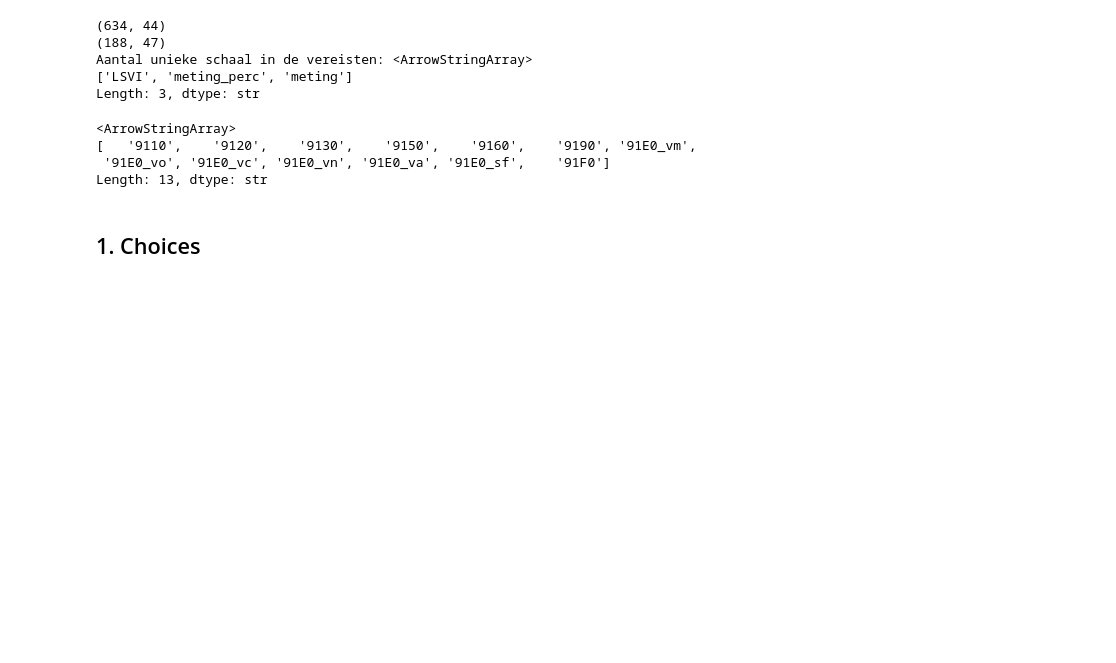
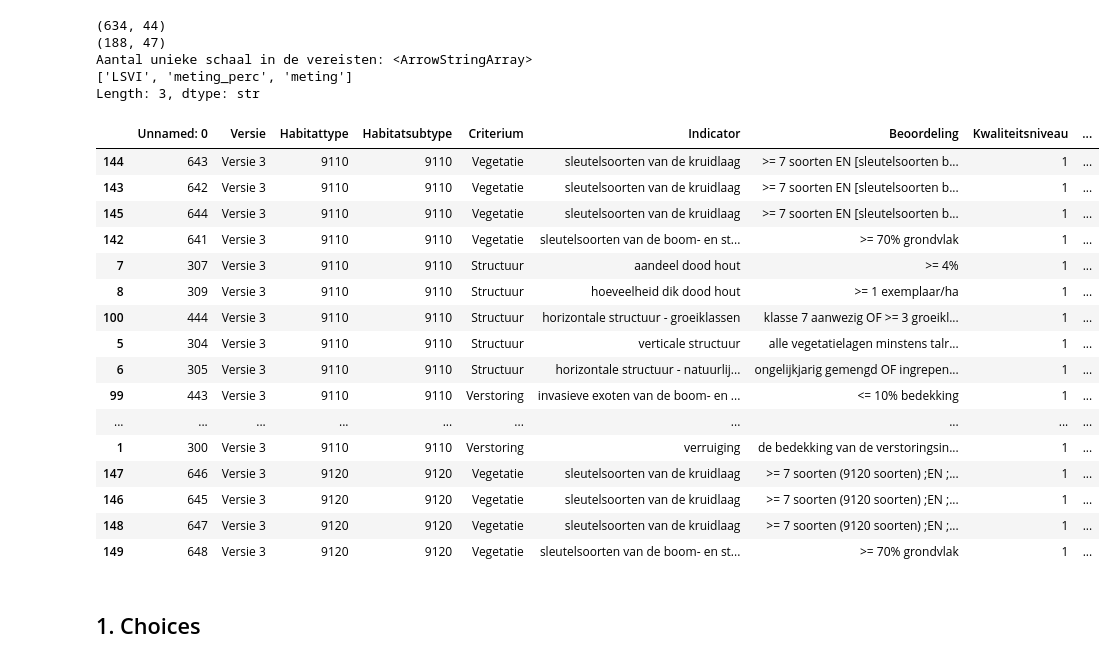
Before and after one commit to inbo/gis-lsvi-app, a Jupyter notebook: notebooks/create_xlsform.ipynb, the cells around one changed output. Drawn from its saved outputs; the diff is of its cells as text; code cells hidden in the pictures; blank space fills up the shorter version.

Commit message:
feat: order questions in logical way for fieldwork vegetatie-structuur-verstoring

```diff
--- a/notebooks/create_xlsform.ipynb
+++ b/notebooks/create_xlsform.ipynb
@@ -68,6 +68,16 @@ df_vereisten = df_vereisten[df_vereisten['Habitatsubtype'].astype(str).str.start
 # Haal beschrijving op uit LSVI databank (mimic functie geefInfoHabitatfiche)
 df_vereisten = utils.voeg_lsvi_beschrijving_toe(df_vereisten, sqlite_path=SQLITE_PATH)
 
+# Improve order of questions (logical flow field work)
+# Within one habitat, follow this order for criterium
+criterium_order = ['Vegetatie', 'Structuur', 'Verstoring']
+df_vereisten['Criterium'] = pd.Categorical(
+    df_vereisten['Criterium'],
+    categories=criterium_order,
+    ordered=True
+)
+df_vereisten.sort_values(by=['Habitattype', 'Habitatsubtype', 'Criterium', 'VoorwaardeID'], ascending=True, inplace=True)
+
 print(df_vereisten.shape)
 
 print("Aantal unieke schaal in de vereisten:", df_vereisten['schaal_type'].unique())
@@ -97,12 +107,25 @@ df_habitattypes = pd.read_sql_table('Habitattype', 'sqlite:///../input/LSVIHabit
 # Not used anymore, but kept for reference
 # df_bwk_kart_eenh = pd.read_csv('../input/bwk_karteringseenheden.csv', sep=';')
 # %%
-df_vereisten.Habitatsubtype.unique()
+df_vereisten.head(20)
 # %% [output]
-<ArrowStringArray>
-[   '9110',    '9120',    '9130',    '9150',    '9160',    '9190', '91E0_vm',
- '91E0_vo', '91E0_vc', '91E0_vn', '91E0_va', '91E0_sf',    '91F0']
-Length: 13, dtype: str
+|  | Unnamed: 0 | Versie | Habitattype | Habitatsubtype | Criterium | Indicator | Beoordeling | Kwaliteitsniveau | ... |
+| 144 | 643 | Versie 3 | 9110 | 9110 | Vegetatie | sleutelsoorten van de kruidlaag | >= 7 soorten EN [sleutelsoorten b... | 1 | ... |
+| 143 | 642 | Versie 3 | 9110 | 9110 | Vegetatie | sleutelsoorten van de kruidlaag | >= 7 soorten EN [sleutelsoorten b... | 1 | ... |
+| 145 | 644 | Versie 3 | 9110 | 9110 | Vegetatie | sleutelsoorten van de kruidlaag | >= 7 soorten EN [sleutelsoorten b... | 1 | ... |
+| 142 | 641 | Versie 3 | 9110 | 9110 | Vegetatie | sleutelsoorten van de boom- en st... | >= 70% grondvlak | 1 | ... |
+| 7 | 307 | Versie 3 | 9110 | 9110 | Structuur | aandeel dood hout | >= 4% | 1 | ... |
+| 8 | 309 | Versie 3 | 9110 | 9110 | Structuur | hoeveelheid dik dood hout | >= 1 exemplaar/ha | 1 | ... |
+| 100 | 444 | Versie 3 | 9110 | 9110 | Structuur | horizontale structuur - groeiklassen | klasse 7 aanwezig OF >= 3 groeikl... | 1 | ... |
+| 5 | 304 | Versie 3 | 9110 | 9110 | Structuur | verticale structuur | alle vegetatielagen minstens talr... | 1 | ... |
+| 6 | 305 | Versie 3 | 9110 | 9110 | Structuur | horizontale structuur - natuurlij... | ongelijkjarig gemengd OF ingrepen... | 1 | ... |
+| 99 | 443 | Versie 3 | 9110 | 9110 | Verstoring | invasieve exoten van de boom- en ... | <= 10% bedekking | 1 | ... |
+| ... | ... | ... | ... | ... | ... | ... | ... | ... | ... |
+| 1 | 300 | Versie 3 | 9110 | 9110 | Verstoring | verruiging | de bedekking van de verstoringsin... | 1 | ... |
+| 147 | 646 | Versie 3 | 9120 | 9120 | Vegetatie | sleutelsoorten van de kruidlaag | >= 7 soorten (9120 soorten) ;EN ;... | 1 | ... |
+| 146 | 645 | Versie 3 | 9120 | 9120 | Vegetatie | sleutelsoorten van de kruidlaag | >= 7 soorten (9120 soorten) ;EN ;... | 1 | ... |
+| 148 | 647 | Versie 3 | 9120 | 9120 | Vegetatie | sleutelsoorten van de kruidlaag | >= 7 soorten (9120 soorten) ;EN ;... | 1 | ... |
+| 149 | 648 | Versie 3 | 9120 | 9120 | Vegetatie | sleutelsoorten van de boom- en st... | >= 70% grondvlak | 1 | ... |
 # %% [markdown]
 ## 1. Choices
 # %%
```
Also changed, not shown: 4 other files.
